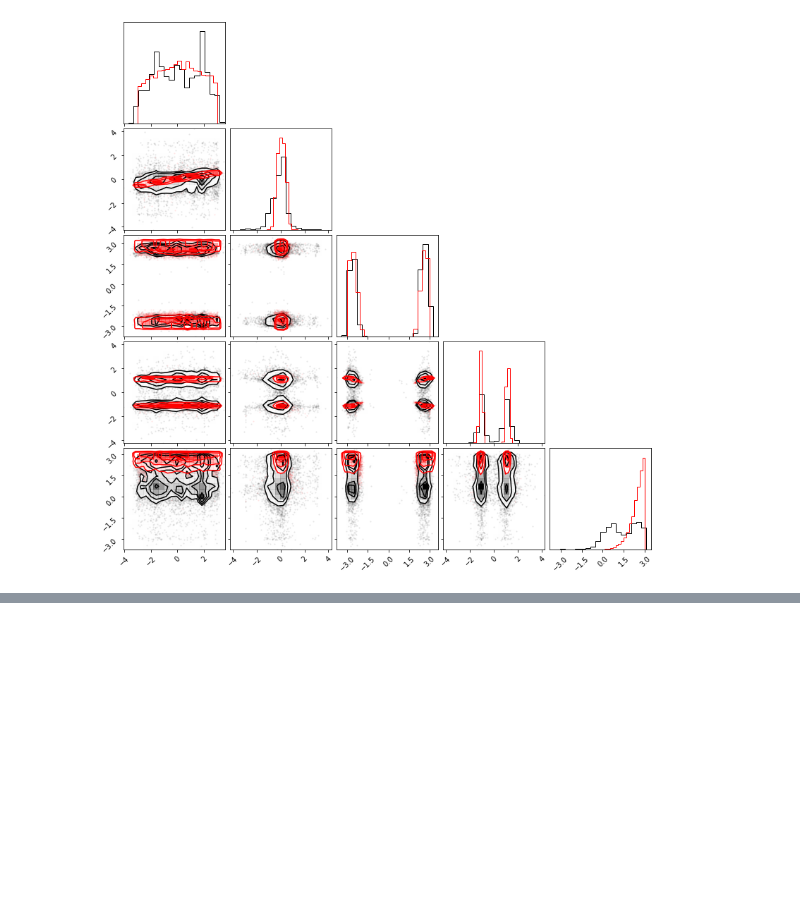
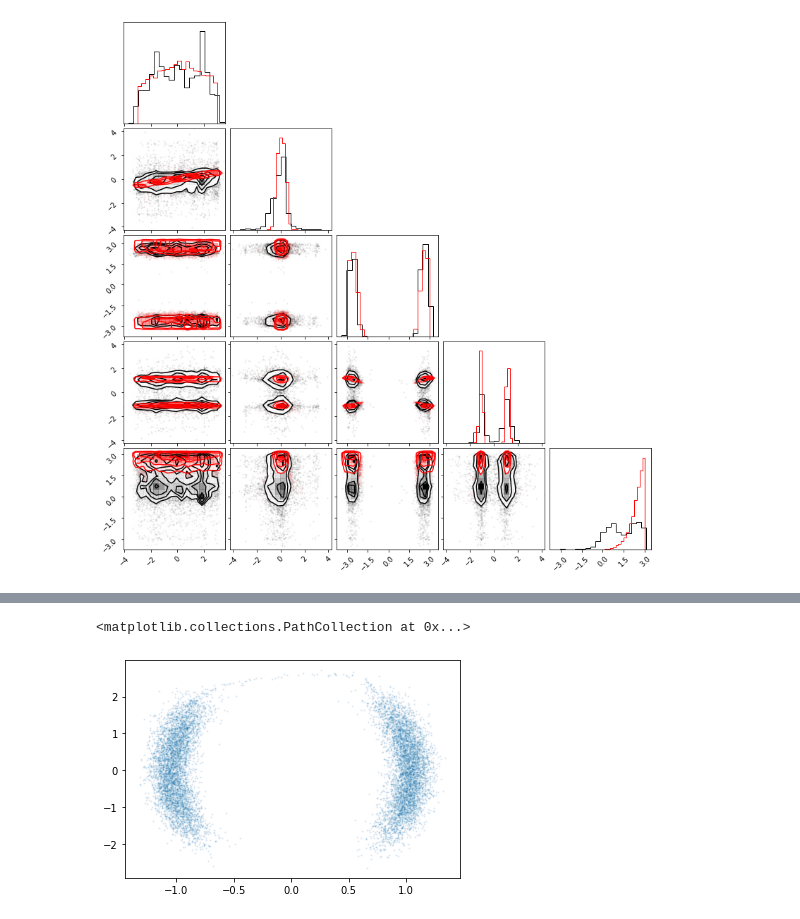
Before and after one commit to suicee/diffusion_for_inference, a Jupyter notebook: npe_sbi.ipynb, the cells around one changed output, grey strips where cells are left out. Saved outputs shown, nothing was run; the diff lists cells and outputs as text; code cells hidden in the pictures; blank space fills up the shorter version.

```diff
--- a/npe_sbi.ipynb
+++ b/npe_sbi.ipynb
@@ -352,0 +377,22 @@ np.save('nf_sclp_pos.npy',eval_samples)
+# %%
+def get_realNVP(dim=2,num_layers=32):
+    base = nf.distributions.base.DiagGaussian(dim)
+
+    flows = []
+    for i in range(num_layers):
+        # Neural network with two hidden layers having 64 units each
+        # Last layer is initialized by zeros making training more stable
+        param_map = nf.nets.MLP([1, 64, 64, dim], init_zeros=True)
+        # Add flow layer
+        flows.append(nf.flows.AffineCouplingBlock(param_map))
+        # Swap dimensions
+        flows.append(nf.flows.Permute(dim, mode='swap'))
+
+    # Construct flow model
+    model = nf.NormalizingFlow(base, flows)
+
+    return model
+# %%
+nfm=get_realNVP()
+device = 'cuda'
+nfm = nfm.to(device)
@@ -352,0 +439,7 @@ np.save('nf_sclp_pos.npy',eval_samples)
+# %%
+samples = nfm.sample(10000)[0].cpu().detach().numpy()
+# %%
+plt.scatter(samples[:,0], samples[:,1], s=1, alpha=0.1)
+# %% [output]
+<matplotlib.collections.PathCollection at 0x...>
+[figure, added]
```
Also changed, not shown: parts of 5 cells of this notebook, 1 other file.
